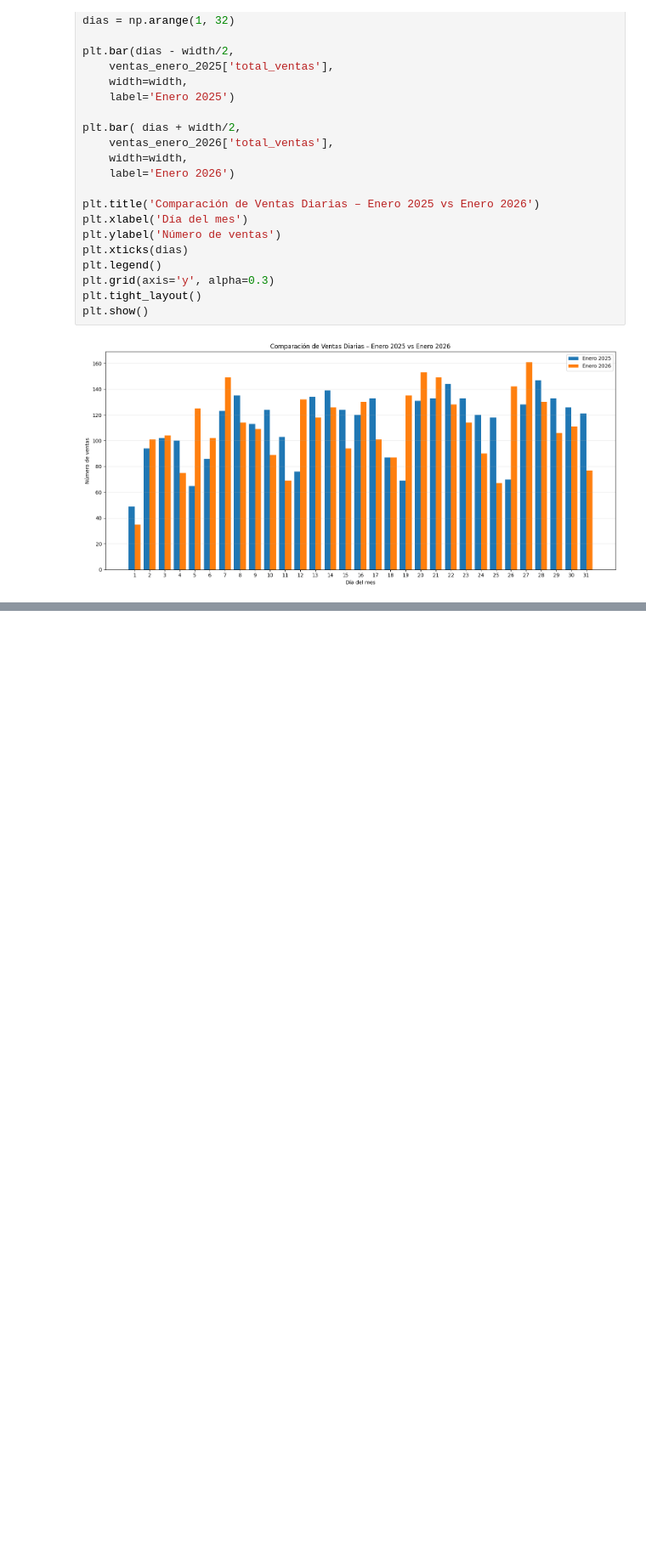
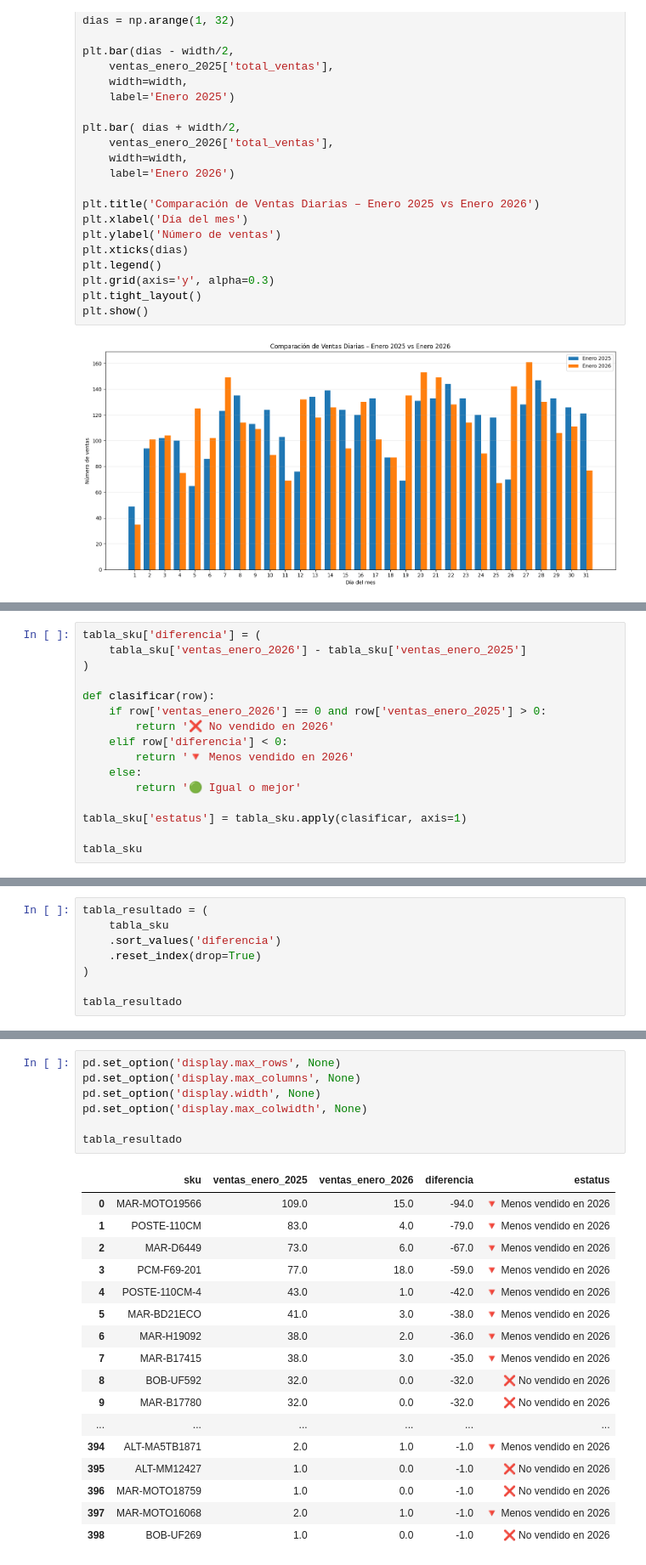
Before and after one commit to mercadolibre2-crypto/ventas-2025-vs-2026-, a Jupyter notebook: Comparacion.ipynb, the cells around one changed output, grey strips where cells are left out. Shown at 85% size. Drawn from its saved outputs; the diff is of its cells as text; blank space fills up the shorter version.

Commit message:
comparacion de enero 2025 vs 2026

```diff
--- a/Comparacion.ipynb
+++ b/Comparacion.ipynb
@@ -456,0 +497,16 @@ plt.show()
+# %%
+tabla_sku['diferencia'] = (
+    tabla_sku['ventas_enero_2026'] - tabla_sku['ventas_enero_2025']
+)
+
+def clasificar(row):
+    if row['ventas_enero_2026'] == 0 and row['ventas_enero_2025'] > 0:
+        return '❌ No vendido en 2026'
+    elif row['diferencia'] < 0:
+        return '🔻 Menos vendido en 2026'
+    else:
+        return '🟢 Igual o mejor'
+
+tabla_sku['estatus'] = tabla_sku.apply(clasificar, axis=1)
+
+tabla_sku
@@ -456,0 +527,8 @@ plt.show()
+# %%
+tabla_resultado = (
+    tabla_sku
+    .sort_values('diferencia')
+    .reset_index(drop=True)
+)
+
+tabla_resultado
@@ -456,0 +549,25 @@ plt.show()
+# %%
+pd.set_option('display.max_rows', None)
+pd.set_option('display.max_columns', None)
+pd.set_option('display.width', None)
+pd.set_option('display.max_colwidth', None)
+
+tabla_resultado
+# %% [output]
+|  | sku | ventas_enero_2025 | ventas_enero_2026 | diferencia | estatus |
+| 0 | MAR-MOTO19566 | 109.0 | 15.0 | -94.0 | 🔻 Menos vendido en 2026 |
+| 1 | POSTE-110CM | 83.0 | 4.0 | -79.0 | 🔻 Menos vendido en 2026 |
+| 2 | MAR-D6449 | 73.0 | 6.0 | -67.0 | 🔻 Menos vendido en 2026 |
+| 3 | PCM-F69-201 | 77.0 | 18.0 | -59.0 | 🔻 Menos vendido en 2026 |
+| 4 | POSTE-110CM-4 | 43.0 | 1.0 | -42.0 | 🔻 Menos vendido en 2026 |
+| 5 | MAR-BD21ECO | 41.0 | 3.0 | -38.0 | 🔻 Menos vendido en 2026 |
+| 6 | MAR-H19092 | 38.0 | 2.0 | -36.0 | 🔻 Menos vendido en 2026 |
+| 7 | MAR-B17415 | 38.0 | 3.0 | -35.0 | 🔻 Menos vendido en 2026 |
+| 8 | BOB-UF592 | 32.0 | 0.0 | -32.0 | ❌ No vendido en 2026 |
+| 9 | MAR-B17780 | 32.0 | 0.0 | -32.0 | ❌ No vendido en 2026 |
+| ... | ... | ... | ... | ... | ... |
+| 394 | ALT-MA5TB1871 | 2.0 | 1.0 | -1.0 | 🔻 Menos vendido en 2026 |
+| 395 | ALT-MM12427 | 1.0 | 0.0 | -1.0 | ❌ No vendido en 2026 |
+| 396 | MAR-MOTO18759 | 1.0 | 0.0 | -1.0 | ❌ No vendido en 2026 |
+| 397 | MAR-MOTO16068 | 2.0 | 1.0 | -1.0 | 🔻 Menos vendido en 2026 |
+| 398 | BOB-UF269 | 1.0 | 0.0 | -1.0 | ❌ No vendido en 2026 |
```
Also changed, not shown: parts of 4 cells of this notebook.
